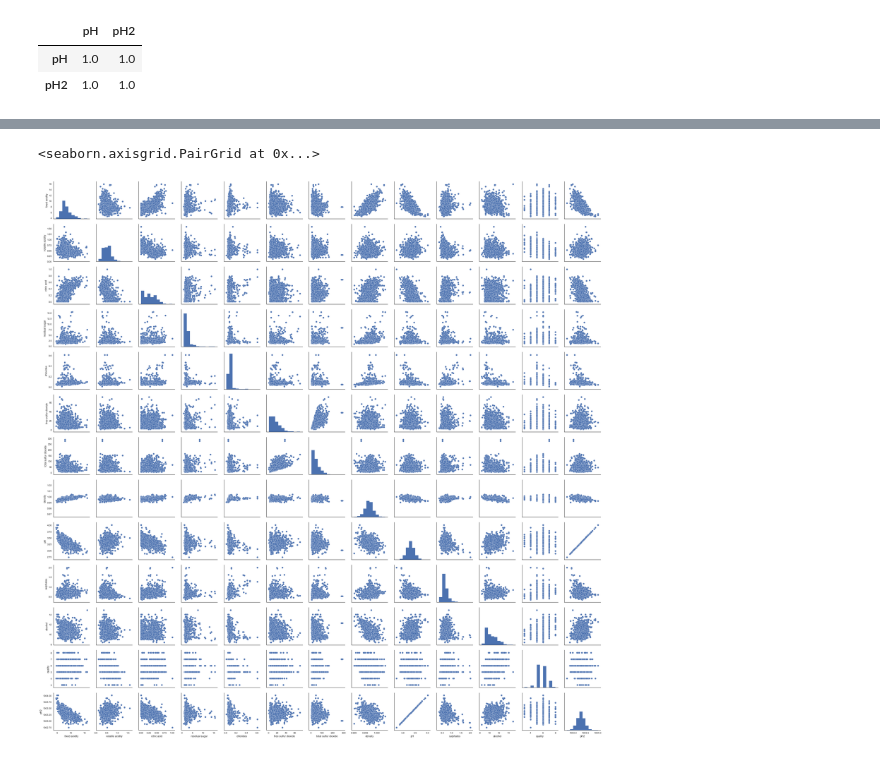
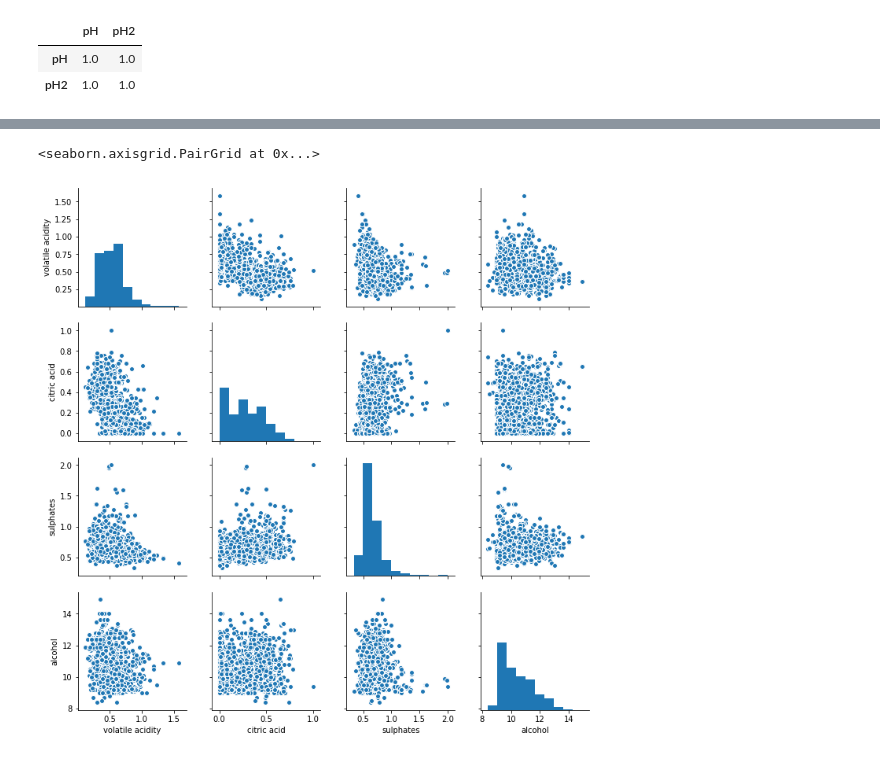
Before and after one commit to menubie/data-science-abril-19, a Jupyter notebook: 11-exploratory-analysis/main_analysis_answers.ipynb, the cells around one changed output, grey strips where cells are left out. Saved outputs shown, nothing was run; the diff lists cells and outputs as text; code cells hidden in the pictures.

```diff
--- a/11-exploratory-analysis/main_analysis_answers.ipynb
+++ b/11-exploratory-analysis/main_analysis_answers.ipynb
@@ -94,7 +104,7 @@ memory usage: 150.0 KB
 ![Tipos de variáveis](imgs/tipos_de_variaveis.jpg)
 # %%
 df["is_good"] = False
-df.loc[df.quality>=7, "is_good"] = True
+df.loc[df.quality>=6, "is_good"] = True
 # %%
 df.describe()
 # %% [output]
@@ -272,6 +273,6 @@ df.sort_values(by=["quality", "alcohol"]).plot(x="quality", y="alcohol")
 # %%
 # Pairs plots
-sns.pairplot(df)
+sns.pairplot(df[['volatile acidity', 'citric acid', 'sulphates', 'alcohol']])
 # %% [output]
 <seaborn.axisgrid.PairGrid at 0x...>
-[figure, old version]
+[figure, new version]
```
Also changed, not shown: parts of 34 cells of this notebook.
